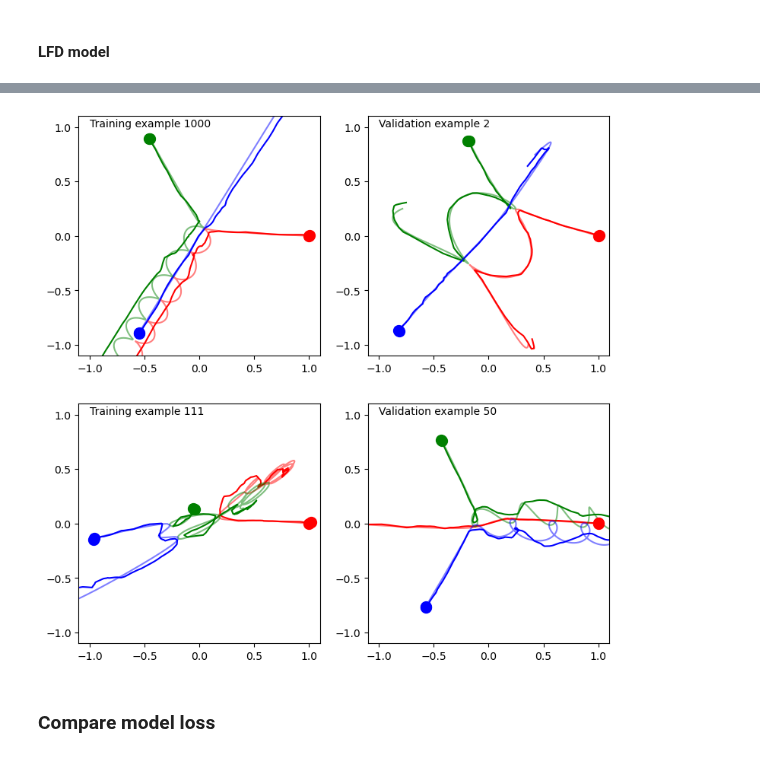
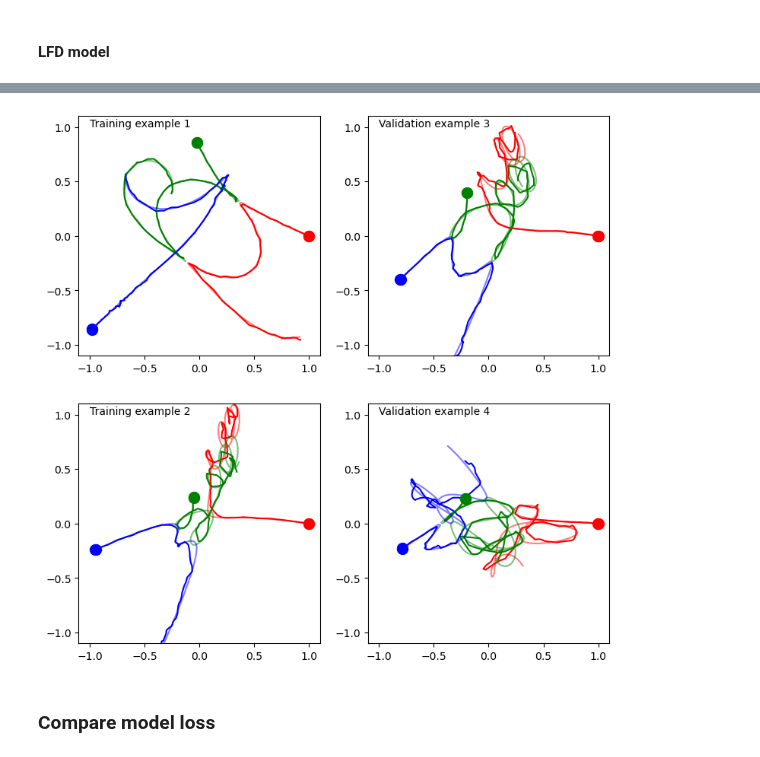
Before and after one commit to stach/lfd-project, a Jupyter notebook: Project2/project2.ipynb, the cells around one changed output, grey strips where cells are left out. Saved outputs shown, nothing was run; the diff lists cells and outputs as text; code cells hidden in the pictures.

```diff
--- a/Project2/project2.ipynb
+++ b/Project2/project2.ipynb
@@ -262,7 +264,7 @@ _________________________________________________________________
 # %% [markdown]
 ### Fit our model
 # %%
-callback_lr = tf.keras.callbacks.EarlyStopping(monitor='loss', patience=3)
+callback_lr = keras.callbacks.EarlyStopping(monitor='loss', patience=3)
 
 def scheduler(epoch, lr):
   if epoch < 7:
@@ -270,11 +272,14 @@ def scheduler(epoch, lr):
   else:
     return lr * tf.math.exp(-0.1)
 
-callback_early_stopping = tf.keras.callbacks.LearningRateScheduler(scheduler)
+callback_early_stopping = keras.callbacks.LearningRateScheduler(scheduler)
+
+reduce_lr = keras.callbacks.ReduceLROnPlateau(monitor='val_loss', factor=0.5, patience=2, min_lr=1e-5)
+callback_lr = keras.callbacks.EarlyStopping(monitor='val_loss', patience=4)
 # %%
 history = model.fit(dataset_train,
                     epochs=EPOCHS,
                     validation_data = dataset_validation,
-                    callbacks=[callback_early_stopping,callback_lr],
+                    callbacks=[reduce_lr,callback_lr],
                     )
 # %% [output]
@@ -423,10 +425,12 @@ plt.show()
 ## Task 3
 # %% [markdown]
 Check the accuracy of the pre-trained ANN by showing some trajectories and the ANN prediction as in Fig. 4 of the paper. Add also the trajectory of your ANN and comment on its performance. (Note that you should not expect your own ANN to perform as well as the pre-trained one. In addition, the trajectories that are shown in the paper seem to be ones for which the model works very well).
+# %%
+instances = [1,3,2,4]
+# instances = [1000,2,111,50]
 # %% [markdown]
 #### Model from the Paper
 # %%
-instances = [1000,2,111,50]
 i = 0
 
 fig, ax = plt.subplots(2,2, figsize=(9,9))
@@ -469,7 +473,6 @@ for d1 in ax:
 # %% [markdown]
 #### LFD model
 # %%
-instances = [1000,2,111,50]
 i = 0
 
 fig, ax = plt.subplots(2,2, figsize=(9,9))
@@ -511,4 +514,4 @@ for d1 in ax:
-[figure, old version]
+[figure, new version]
 # %% [markdown]
 ### Compare model loss
 # %%
```
Also changed, not shown: parts of 23 cells of this notebook, 6 other files.
